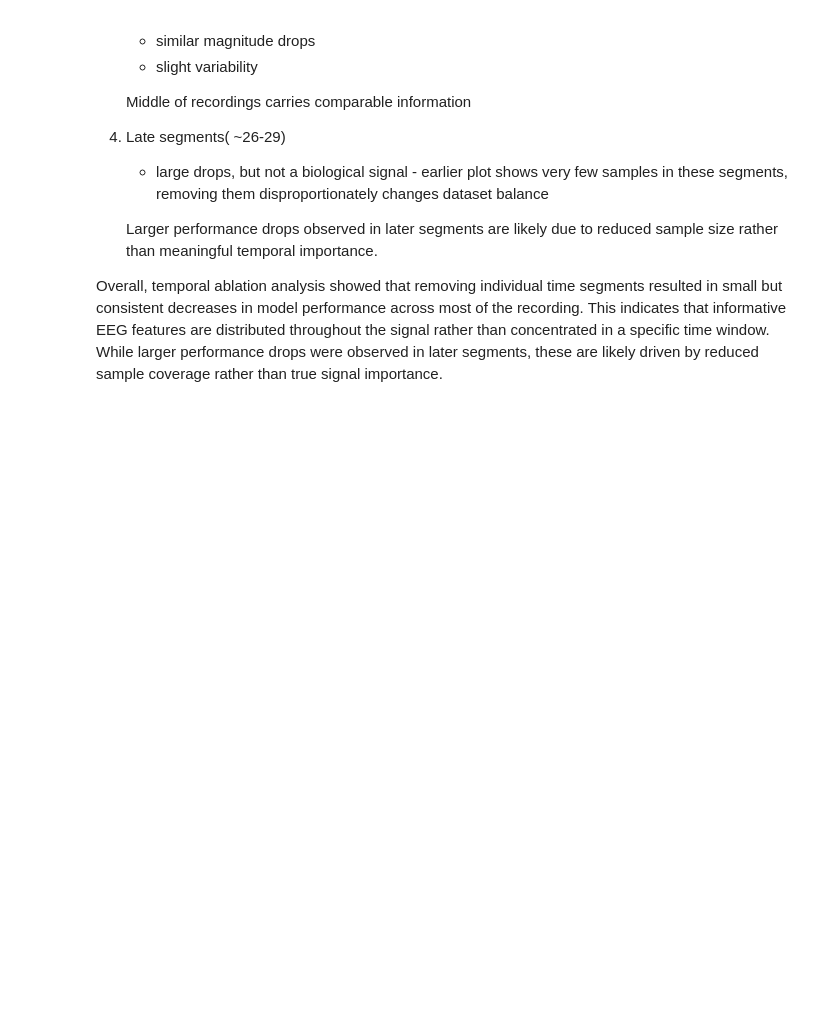
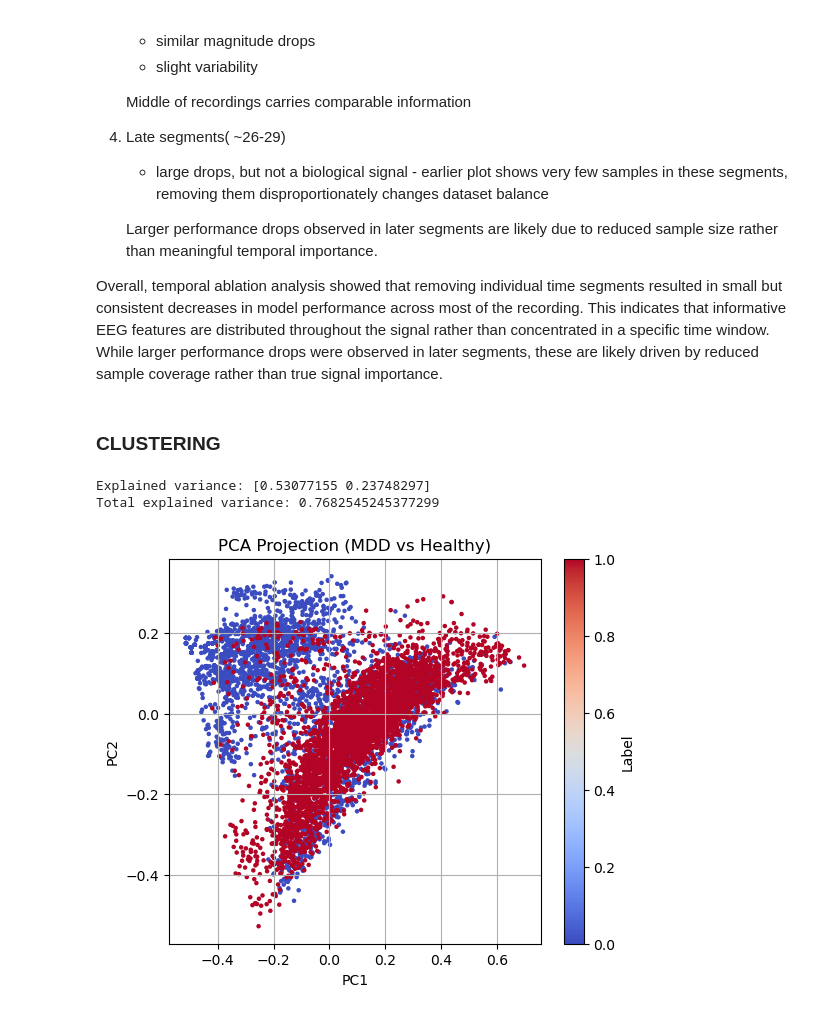
Before and after one commit to BJAngulo/MSSE-277b-final-project-, a Jupyter notebook: notebooks/Raw EEG.ipynb, the cells around one changed output. Drawn from its saved outputs; the diff is of its cells as text; code cells hidden in the pictures; blank space fills up the shorter version.

Commit message:
Added PCA/UMAP/GMM clustering, verified clusters are not drive by condition

```diff
--- a/notebooks/Raw EEG.ipynb
+++ b/notebooks/Raw EEG.ipynb
@@ -854,3 +854,37 @@ plt.show()
     Larger performance drops observed in later segments are likely due to reduced sample size rather than meaningful temporal importance.
 
 Overall, temporal ablation analysis showed that removing individual time segments resulted in small but consistent decreases in model performance across most of the recording. This indicates that informative EEG features are distributed throughout the signal rather than concentrated in a specific time window. While larger performance drops were observed in later segments, these are likely driven by reduced sample coverage rather than true signal importance.
+# %% [markdown]
+### CLUSTERING
+# %%
+from sklearn.decomposition import PCA
+import matplotlib.pyplot as plt
+
+# Fit PCA
+pca = PCA(n_components=2)
+X_pca = pca.fit_transform(X_seg_10)
+
+print("Explained variance:", pca.explained_variance_ratio_)
+print("Total explained variance:", pca.explained_variance_ratio_.sum())
+
+# plot results
+plt.figure(figsize=(6,5))
+
+plt.scatter(
+    X_pca[:,0],
+    X_pca[:,1],
+    c=y_seg_10,
+    cmap="coolwarm",
+    s=5
+)
+
+plt.xlabel("PC1")
+plt.ylabel("PC2")
+plt.title("PCA Projection (MDD vs Healthy)")
+plt.colorbar(label="Label")
+plt.grid(True)
+plt.show()
+# %% [output]
+Explained variance: [0.53077155 0.23748297]
+Total explained variance: 0.7682545245377299
+[figure, added]
```
Also changed, not shown: parts of 11 cells of this notebook.
